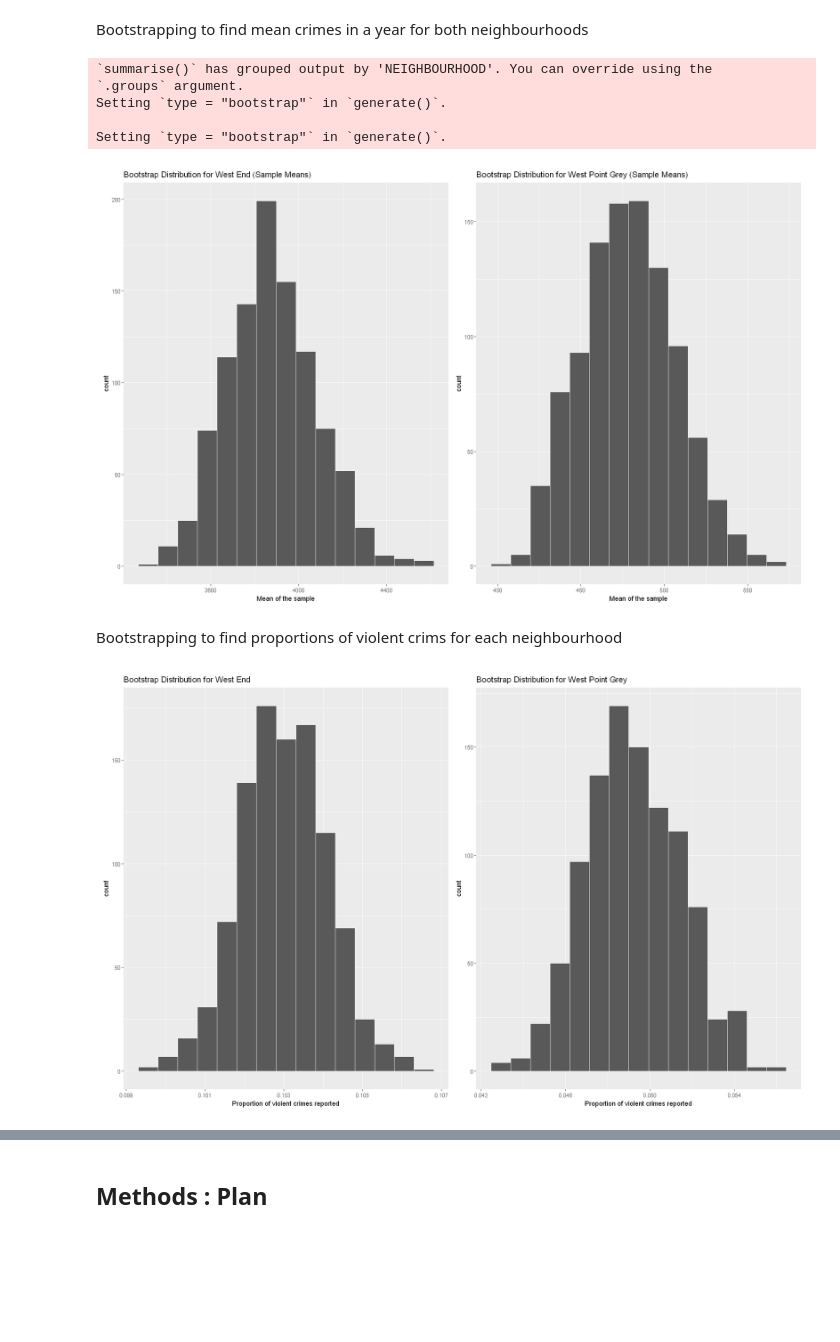
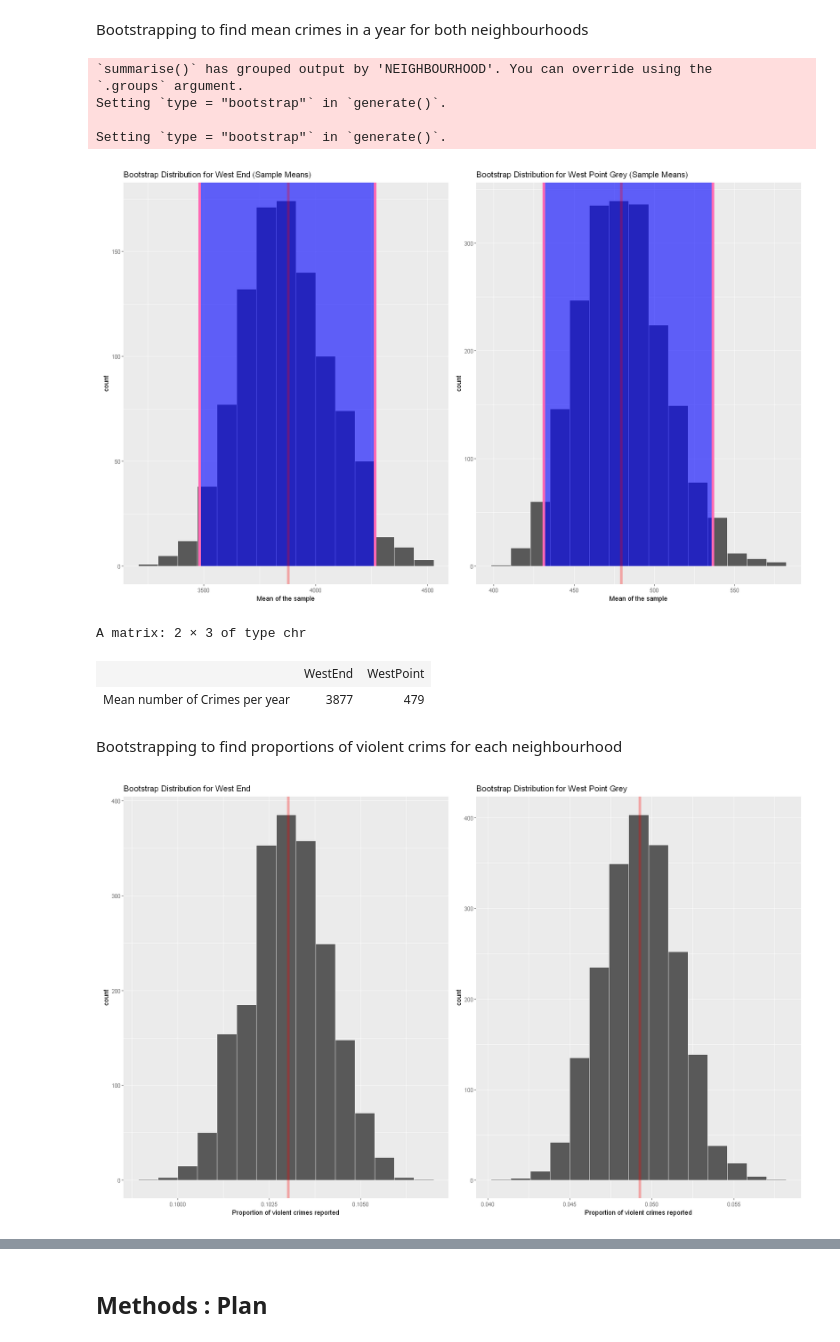
Before and after one commit to Utsav02/VancouverCrimeSTAT201, a Jupyter notebook: ProjectProposal.ipynb, the cells around one changed output, grey strips where cells are left out. Saved outputs shown, nothing was run; the diff lists cells and outputs as text; code cells hidden in the pictures; blank space fills up the shorter version.

```diff
--- a/ProjectProposal.ipynb
+++ b/ProjectProposal.ipynb
@@ -164,34 +236,68 @@ Bootstrapping to find mean crimes in a year for both neighbourhoods
 # %%
 neighbourhood_year_grouped <- vancouver_crime %>%
 group_by(NEIGHBOURHOOD, YEAR) %>%
 summarize(Count = n())
 
-westend_crime_sample <- neighbourhood_year_grouped %>%
+westend_bootstrap_sample <- neighbourhood_year_grouped %>%
 filter(NEIGHBOURHOOD == "West End") %>%
 specify(response = Count) %>%
 generate(reps = 1000) %>%
 calculate(stat = "mean")
 
-westend_crime_sample_plot <- visualise(westend_crime_sample)+
+westend <- neighbourhood_year_grouped %>%
+filter(NEIGHBOURHOOD == "West End")
+
+westend_mean <- mean(westend$Count)
+
+westend_percentile_ci <- westend_bootstrap_sample %>%
+get_confidence_interval(level = 0.95, type = "percentile")
+
+westend_bootstrap_sample_plot <- visualise(westend_bootstrap_sample)+
+shade_ci(endpoints = westend_percentile_ci, color = "hotpink", fill = "blue") +
+geom_vline(xintercept = westend_mean, color = "red", alpha = .3, lwd = 2) +
 labs(title = "Bootstrap Distribution for West End (Sample Means)", x = "Mean of the sample")
 
-westpoint_crime_sample <- neighbourhood_year_grouped %>%
+
+
+westpoint_bootstrap_sample <- neighbourhood_year_grouped %>%
 filter(NEIGHBOURHOOD == "West Point Grey") %>%
 specify(response = Count) %>%
-generate(reps = 1000) %>%
+generate(reps = 2000) %>%
 calculate(stat = "mean")
 
-westpoint_crime_sample_plot <- visualise(westpoint_crime_sample) +
+westpoint <- neighbourhood_year_grouped %>%
+filter(NEIGHBOURHOOD == "West Point Grey")
+
+
+westpoint_mean <-mean(westpoint$Count)
+
+westpoint_percentile_ci <- westpoint_bootstrap_sample %>%
+get_confidence_interval(level = 0.95, type = "percentile")
+
+westpoint_bootstrap_sample_plot <- visualise(westpoint_bootstrap_sample) +
+shade_ci(endpoints = westpoint_percentile_ci, color = "hotpink", fill = "blue") +
+geom_vline(xintercept = westpoint_mean, color = "red", alpha = .3, lwd = 2) +
 labs(title = "Bootstrap Distribution for West Point Grey (Sample Means)", x = "Mean of the sample")
 
-plots(westend_crime_sample_plot,westpoint_crime_sample_plot)
+plots(westend_bootstrap_sample_plot,westpoint_bootstrap_sample_plot)
 # %% [output]
 `summarise()` has grouped output by 'NEIGHBOURHOOD'. You can override using the
 `.groups` argument.
 Setting `type = "bootstrap"` in `generate()`.
 
 Setting `type = "bootstrap"` in `generate()`.
-[figure, old version]
+[figure, new version]
+# %%
+table_data_hyp_1 <- rbind(
+    c("", "WestEnd", "WestPoint"),
+    c("Mean number of Crimes per year", round(westend_mean, 0), round(westpoint_mean, 0))
+)
+
+table_data_hyp_1
+# %% [output]
+A matrix: 2 × 3 of type chr
+|  | WestEnd | WestPoint |
+| Mean number of Crimes per year | 3877 | 479 |
 # %% [markdown]
 Bootstrapping to find proportions of violent crims for each neighbourhood
 # %%
@@ -203,21 +309,27 @@ mutate(ViolentCrime = if_else(TYPE == "Homicide" | TYPE == "Offence Against a Pe
 
 westpoint_violent_sample <-  westpoint_crime %>%
 specify(response = ViolentCrime, success = "YES") %>%
-generate(type = "bootstrap", reps = 1000) %>%
+generate(type = "bootstrap", reps = 2000) %>%
 calculate(stat = "prop")
 
+westpoint_violent_sample_mean <- mean(westpoint_violent_sample$stat)
+
 westpoint_violent_sample_plot <- visualise(westpoint_violent_sample)+
+geom_vline(xintercept = westpoint_violent_sample_mean, color = "red", alpha = .3, lwd = 2) +
 labs(title = "Bootstrap Distribution for West Point Grey", x = "Proportion of violent crimes reported")
 
 westend_violent_sample <-  westend_crime %>%
 specify(response = ViolentCrime, success = "YES") %>%
-generate(type = "bootstrap", reps = 1000) %>%
+generate(type = "bootstrap", reps = 2000) %>%
 calculate(stat = "prop")
 
+westend_violent_sample_mean <- mean(westend_violent_sample$stat)
+
 westend_violent_sample_plot <- visualise(westend_violent_sample) +
+geom_vline(xintercept = westend_violent_sample_mean, color = "red", alpha = .3, lwd = 2) +
 labs(title = "Bootstrap Distribution for West End", x = "Proportion of violent crimes reported")
 
 
 plots(westend_violent_sample_plot, westpoint_violent_sample_plot)
 # %% [output]
-[figure, old version]
+[figure, new version]
```
Also changed, not shown: parts of 19 cells of this notebook.
